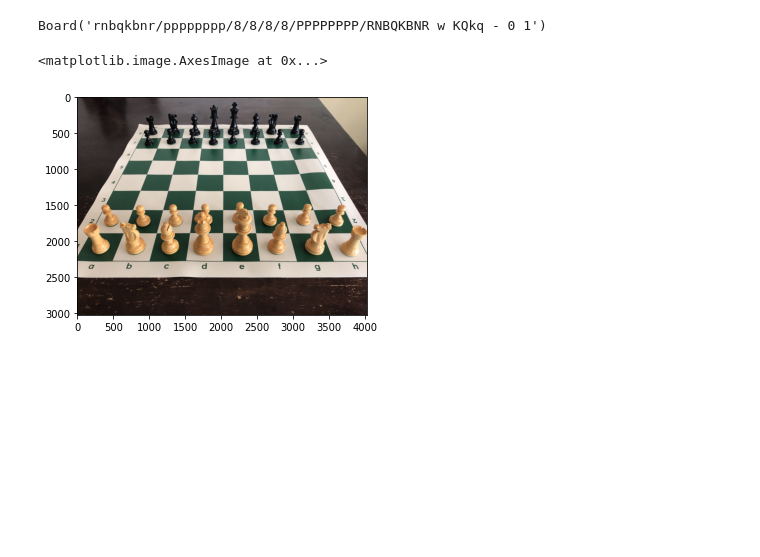
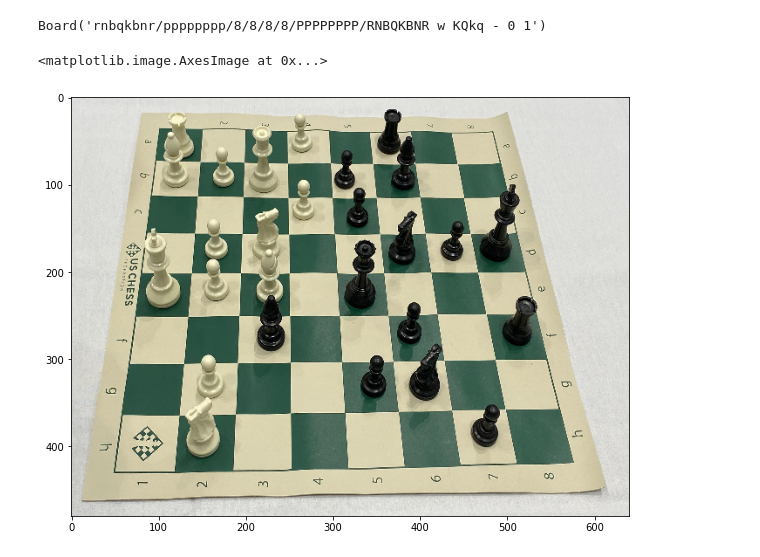
Before and after one commit to tniyer2/chess_image_detection, a Jupyter notebook: chess_detection.ipynb, the cells around one changed output. Saved outputs shown, nothing was run; the diff lists cells and outputs as text; code cells hidden in the pictures; blank space fills up the shorter version.

```diff
--- a/chess_detection.ipynb
+++ b/chess_detection.ipynb
@@ -71,8 +71,9 @@ board
 # %% [output]
 Board('rnbqkbnr/pppppppp/8/8/8/8/PPPPPPPP/RNBQKBNR w KQkq - 0 1')
 # %%
-im = io.imread('chess_board_images/starting_chess_position_1.jpeg')
+im = io.imread('chess_board_images/chess_position_1.jpg')
+im = cv2.resize(im, (640, 480))
 plt.imshow(im)
 # %% [output]
 <matplotlib.image.AxesImage at 0x...>
-[figure, old version]
+[figure, new version]
```
Also changed, not shown: parts of 7 cells of this notebook.
